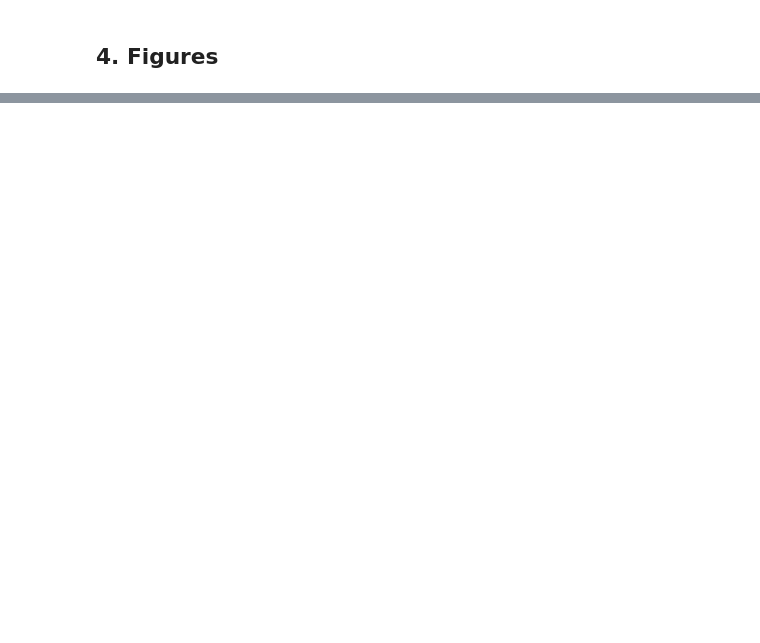
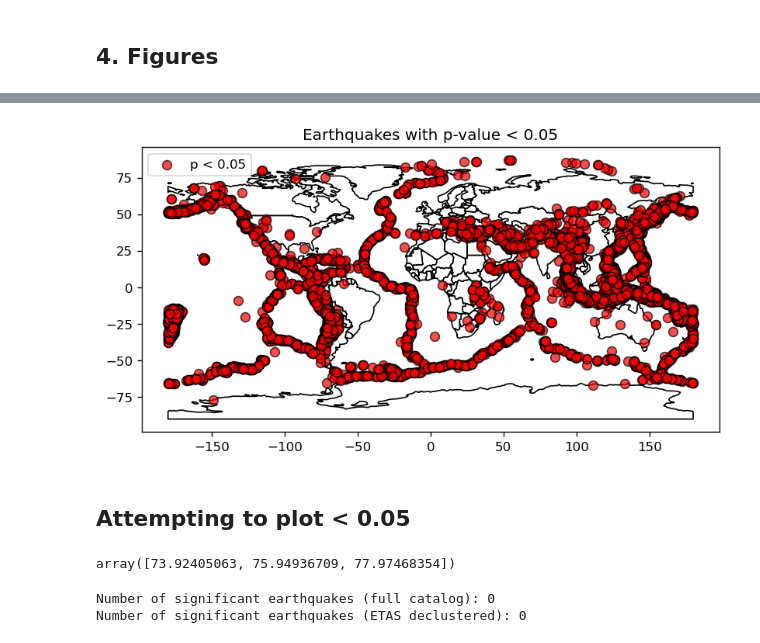
Before and after one commit to amandasyamsul/SLIQ, a Jupyter notebook: SLIQ-by-JPL-mascon.ipynb, the cells around one changed output, grey strips where cells are left out. Drawn from its saved outputs; the diff is of its cells as text; code cells hidden in the pictures; blank space fills up the shorter version.

```diff
--- a/SLIQ-by-JPL-mascon.ipynb
+++ b/SLIQ-by-JPL-mascon.ipynb
@@ -344,0 +377,23 @@ plt.show()
+# %%
+world = gpd.read_file(gpd.datasets.get_path('naturalearth_lowres'))
+
+fig, ax = plt.subplots(figsize=(8, 6), dpi=120)
+
+# Plot the world map
+world.plot(ax=ax, color="white", edgecolor="black")
+
+# Plot significant earthquakes
+significant_earthquakes.plot(ax=ax, color="red",
+                             markersize=50,
+                             alpha=0.7,
+                             edgecolors="black",
+                             label="p < 0.05")
+# ax.set_xlabel("Longitude")
+# ax.set_ylabel("Latitude")
+ax.set_title("Earthquakes with p-value < 0.05")
+plt.legend()
+plt.show()
+# %% [output]
+[figure, added]
+# %% [markdown]
+## Attempting to plot < 0.05
@@ -344,0 +406,19 @@ plt.show()
+# %%
+# Identify bins where p-value < 0.05 (statistically significant)
+significant_bins_full = bins[:-1][p_values_full < 0.05]
+significant_bins_etas = bins[:-1][p_values_etas < 0.05]
+
+significant_bins_full
+# %% [output]
+array([73.92405063, 75.94936709, 77.97468354])
+# %%
+# Filter earthquakes that fall into significant bins
+significant_earthquakes_full = catalog_gdf_full[np.isin(catalog_gdf_full['dmass'], significant_bins_full)]
+significant_earthquakes_etas = catalog_gdf_etas[np.isin(catalog_gdf_etas['dmass'], significant_bins_etas)]
+
+
+print("Number of significant earthquakes (full catalog):", len(significant_earthquakes_full))
+print("Number of significant earthquakes (ETAS declustered):", len(significant_earthquakes_etas))
+# %% [output]
+Number of significant earthquakes (full catalog): 0
+Number of significant earthquakes (ETAS declustered): 0
```
Also changed, not shown: parts of 14 cells of this notebook.
